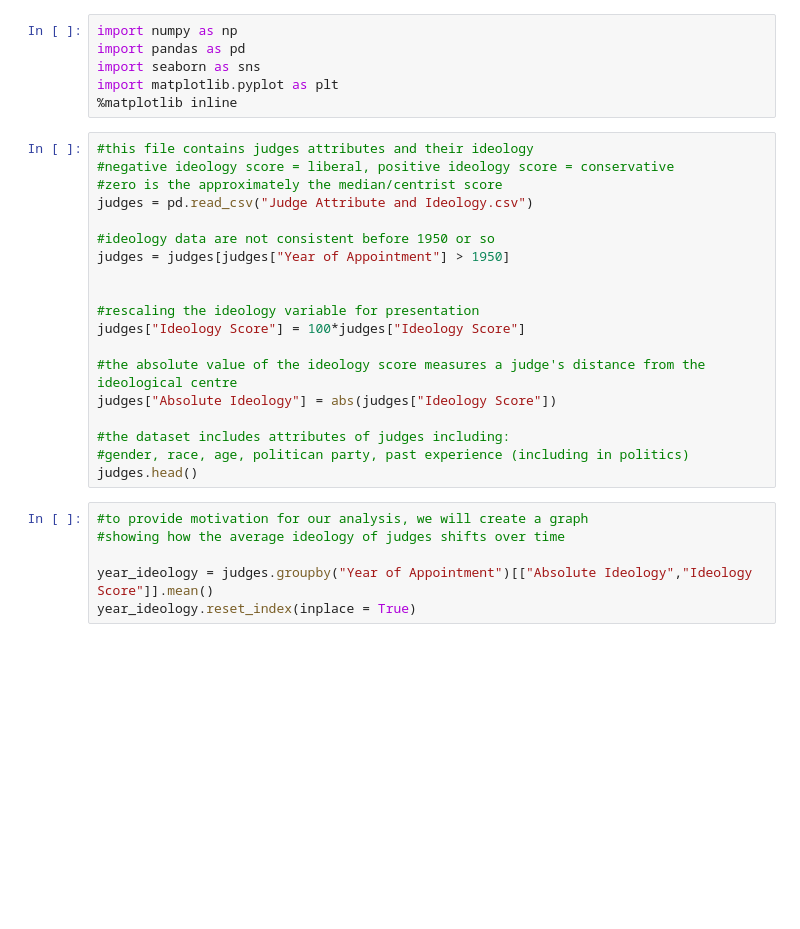
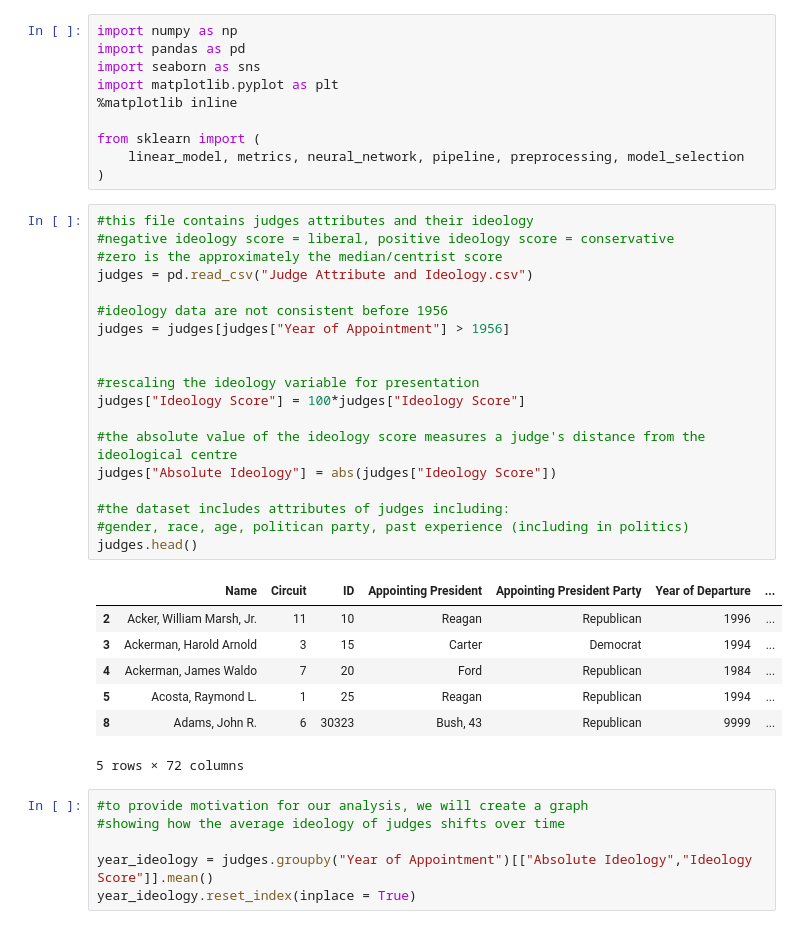
Before and after one commit to isapollnik/uscourts, a Jupyter notebook: Judge Ideology Charts.ipynb, the cells around one changed output. Drawn from its saved outputs; the diff is of its cells as text; blank space fills up the shorter version.

```diff
--- a/Judge Ideology Charts.ipynb
+++ b/Judge Ideology Charts.ipynb
@@ -4,25 +4,37 @@ import pandas as pd
 import seaborn as sns
 import matplotlib.pyplot as plt
 %matplotlib inline
+
+from sklearn import (
+    linear_model, metrics, neural_network, pipeline, preprocessing, model_selection
+)
 # %%
 #this file contains judges attributes and their ideology
 #negative ideology score = liberal, positive ideology score = conservative
 #zero is the approximately the median/centrist score
 judges = pd.read_csv("Judge Attribute and Ideology.csv")
 
-#ideology data are not consistent before 1950 or so
-judges = judges[judges["Year of Appointment"] > 1950]
+#ideology data are not consistent before 1956
+judges = judges[judges["Year of Appointment"] > 1956]
 
 
 #rescaling the ideology variable for presentation
 judges["Ideology Score"] = 100*judges["Ideology Score"]
 
 #the absolute value of the ideology score measures a judge's distance from the ideological centre
 judges["Absolute Ideology"] = abs(judges["Ideology Score"])
 
 #the dataset includes attributes of judges including:
 #gender, race, age, politican party, past experience (including in politics)
 judges.head()
+# %% [output]
+|  | Name | Circuit | ID | Appointing President | Appointing President Party | Year of Departure | ... |
+| 2 | Acker, William Marsh, Jr. | 11 | 10 | Reagan | Republican | 1996 | ... |
+| 3 | Ackerman, Harold Arnold | 3 | 15 | Carter | Democrat | 1994 | ... |
+| 4 | Ackerman, James Waldo | 7 | 20 | Ford | Republican | 1984 | ... |
+| 5 | Acosta, Raymond L. | 1 | 25 | Reagan | Republican | 1994 | ... |
+| 8 | Adams, John R. | 6 | 30323 | Bush, 43 | Republican | 9999 | ... |
+5 rows × 72 columns
 # %%
 #to provide motivation for our analysis, we will create a graph
 #showing how the average ideology of judges shifts over time
```
Also changed, not shown: parts of 22 cells of this notebook.
